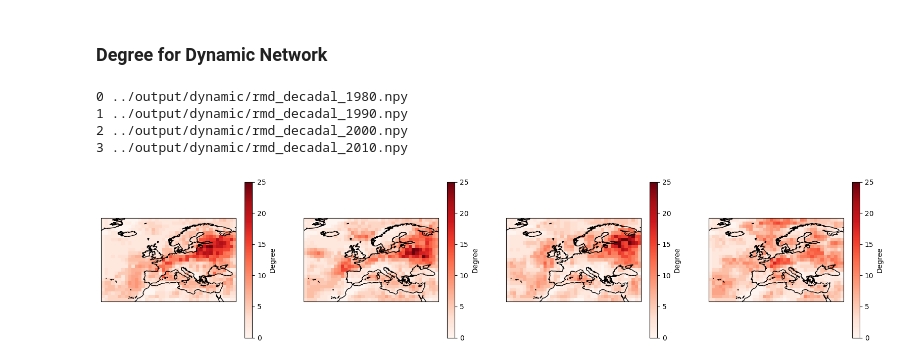
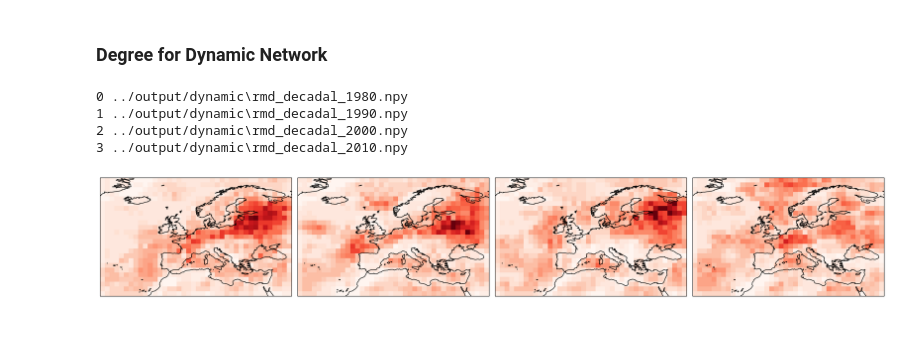
Before and after one commit to david-strahl/quasibi-europe, a Jupyter notebook: code/Untitled.ipynb, the cells around one changed output. Saved outputs shown, nothing was run; the diff lists cells and outputs as text; code cells hidden in the pictures; blank space fills up the shorter version.

```diff
--- a/code/Untitled.ipynb
+++ b/code/Untitled.ipynb
@@ -150,23 +147,24 @@ pearson_files = np.array(np.sort(glob.glob("../output/dynamic/rmd_decadal*")))
 # %%
 plt.figure(figsize=(25, 4))
 
 for i, pearson_file in enumerate(pearson_files):
     print(i, pearson_file)
 
     pearson = quasibi.load_symmat(pearson_file)
     pearson = np.abs(pearson) >= np.quantile(np.abs(pearson), 0.995)
 
     net = networkx.from_numpy_matrix(pearson)
     deg = np.fromiter(dict(networkx.degree(net)).values(), "int").reshape((25, 40))
 
     ax = plt.subplot(151 + i, projection=ccrs.PlateCarree())
     cmap = ax.imshow(deg, extent=[LON.min(), LON.max(), LAT.min(), LAT.max(),], cmap="Reds", vmin=0, vmax=25)
-    plt.colorbar(cmap, label="Degree")
 
     ax.coastlines()
+
+plt.tight_layout()
 # %% [output]
-0 ../output/dynamic/rmd_decadal_1980.npy
-1 ../output/dynamic/rmd_decadal_1990.npy
-2 ../output/dynamic/rmd_decadal_2000.npy
-3 ../output/dynamic/rmd_decadal_2010.npy
+0 ../output/dynamic\rmd_decadal_1980.npy
+1 ../output/dynamic\rmd_decadal_1990.npy
+2 ../output/dynamic\rmd_decadal_2000.npy
+3 ../output/dynamic\rmd_decadal_2010.npy
-[figure, old version]
+[figure, new version]
```
Also changed, not shown: parts of 4 cells of this notebook, 7 other files.
